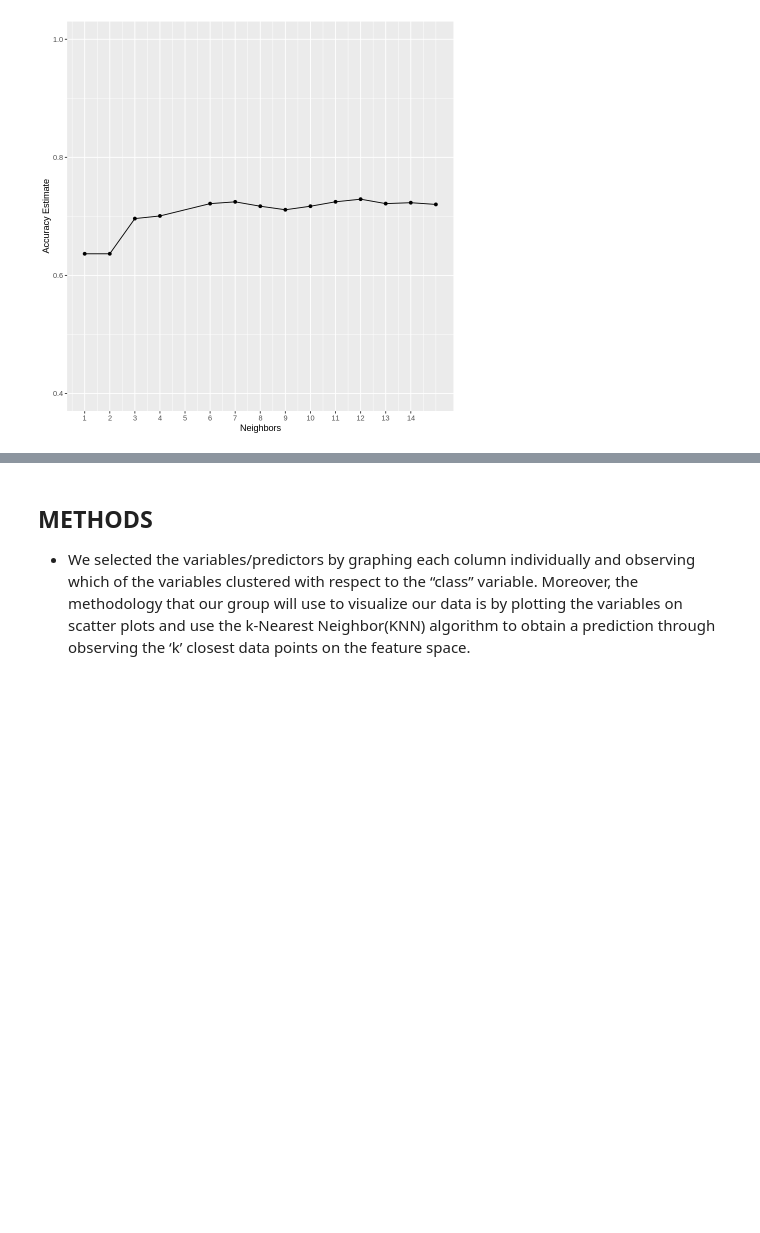
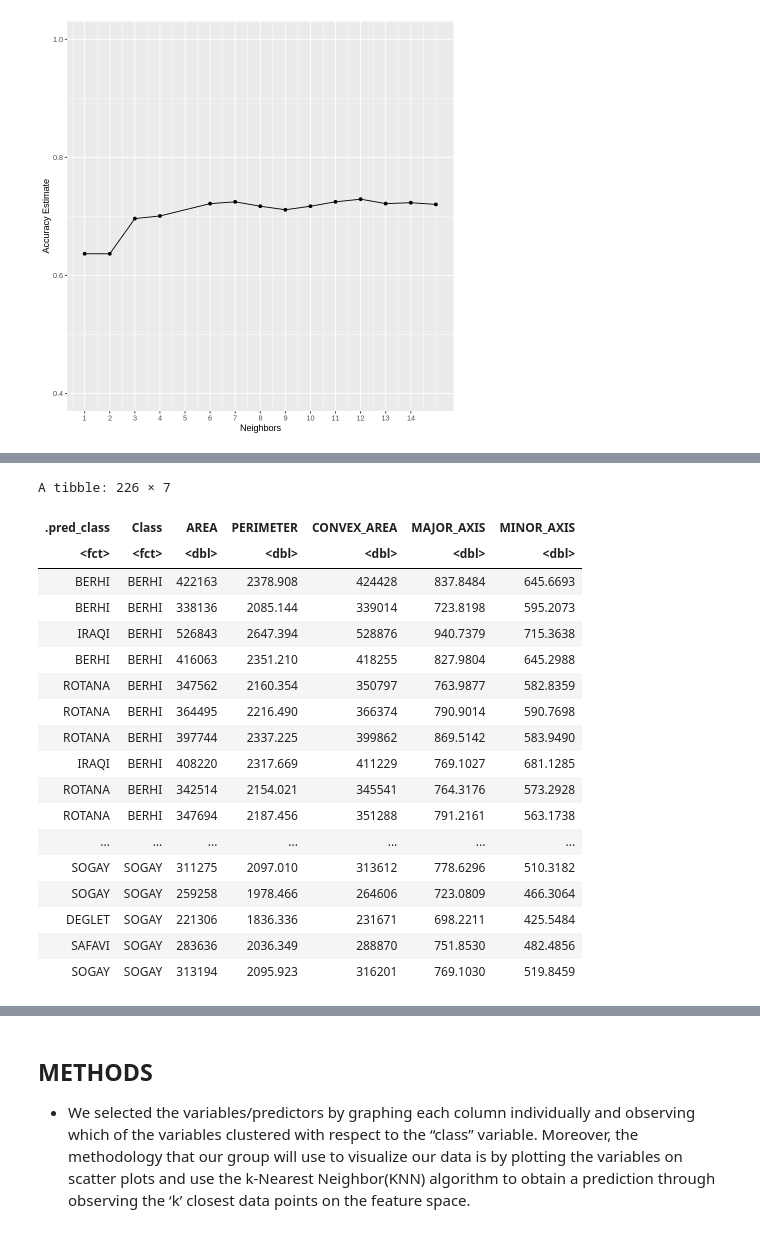
Before and after one commit to NikoSresh/dsci-100-2024-group-32, a Jupyter notebook: exploring_date_fruit_data.ipynb, the cells around one changed output, grey strips where cells are left out. Drawn from its saved outputs; the diff is of its cells as text; code cells hidden in the pictures; blank space fills up the shorter version.

Commit message:
done with the prediction

```diff
--- a/exploring_date_fruit_data.ipynb
+++ b/exploring_date_fruit_data.ipynb
@@ -240,0 +243,13 @@ Choosing the value of k from the graph and then performing the prediction.
+# %%
+set.seed(2020)
+# Making the Model and the workflow again for K = 12
+knn_spec_final <- nearest_neighbor(weight_func = "rectangular", neighbors = 12) |>
+      set_engine("kknn") |>
+      set_mode("classification")
+
+date_fruit_fit_final <- workflow() |>
+      add_recipe(date_fruit_recipe) |>
+      add_model(knn_spec_final) |>
+      fit(data = date_fruit_train)
+
+date_fruit_fit_final
@@ -240,0 +276,29 @@ Choosing the value of k from the graph and then performing the prediction.
+# %%
+# Predicting
+set.seed(2020)
+
+date_fruit_test_predictions <- predict(date_fruit_fit_final , date_fruit_test) |>
+        bind_cols(date_fruit_test)
+
+
+date_fruit_test_predictions
+# %% [output]
+A tibble: 226 × 7
+| .pred_class | Class | AREA | PERIMETER | CONVEX_AREA | MAJOR_AXIS | MINOR_AXIS |
+| <fct> | <fct> | <dbl> | <dbl> | <dbl> | <dbl> | <dbl> |
+| BERHI | BERHI | 422163 | 2378.908 | 424428 | 837.8484 | 645.6693 |
+| BERHI | BERHI | 338136 | 2085.144 | 339014 | 723.8198 | 595.2073 |
+| IRAQI | BERHI | 526843 | 2647.394 | 528876 | 940.7379 | 715.3638 |
+| BERHI | BERHI | 416063 | 2351.210 | 418255 | 827.9804 | 645.2988 |
+| ROTANA | BERHI | 347562 | 2160.354 | 350797 | 763.9877 | 582.8359 |
+| ROTANA | BERHI | 364495 | 2216.490 | 366374 | 790.9014 | 590.7698 |
+| ROTANA | BERHI | 397744 | 2337.225 | 399862 | 869.5142 | 583.9490 |
+| IRAQI | BERHI | 408220 | 2317.669 | 411229 | 769.1027 | 681.1285 |
+| ROTANA | BERHI | 342514 | 2154.021 | 345541 | 764.3176 | 573.2928 |
+| ROTANA | BERHI | 347694 | 2187.456 | 351288 | 791.2161 | 563.1738 |
+| ... | ... | ... | ... | ... | ... | ... |
+| SOGAY | SOGAY | 311275 | 2097.010 | 313612 | 778.6296 | 510.3182 |
+| SOGAY | SOGAY | 259258 | 1978.466 | 264606 | 723.0809 | 466.3064 |
+| DEGLET | SOGAY | 221306 | 1836.336 | 231671 | 698.2211 | 425.5484 |
+| SAFAVI | SOGAY | 283636 | 2036.349 | 288870 | 751.8530 | 482.4856 |
+| SOGAY | SOGAY | 313194 | 2095.923 | 316201 | 769.1030 | 519.8459 |
```
Also changed, not shown: parts of 5 cells of this notebook.
